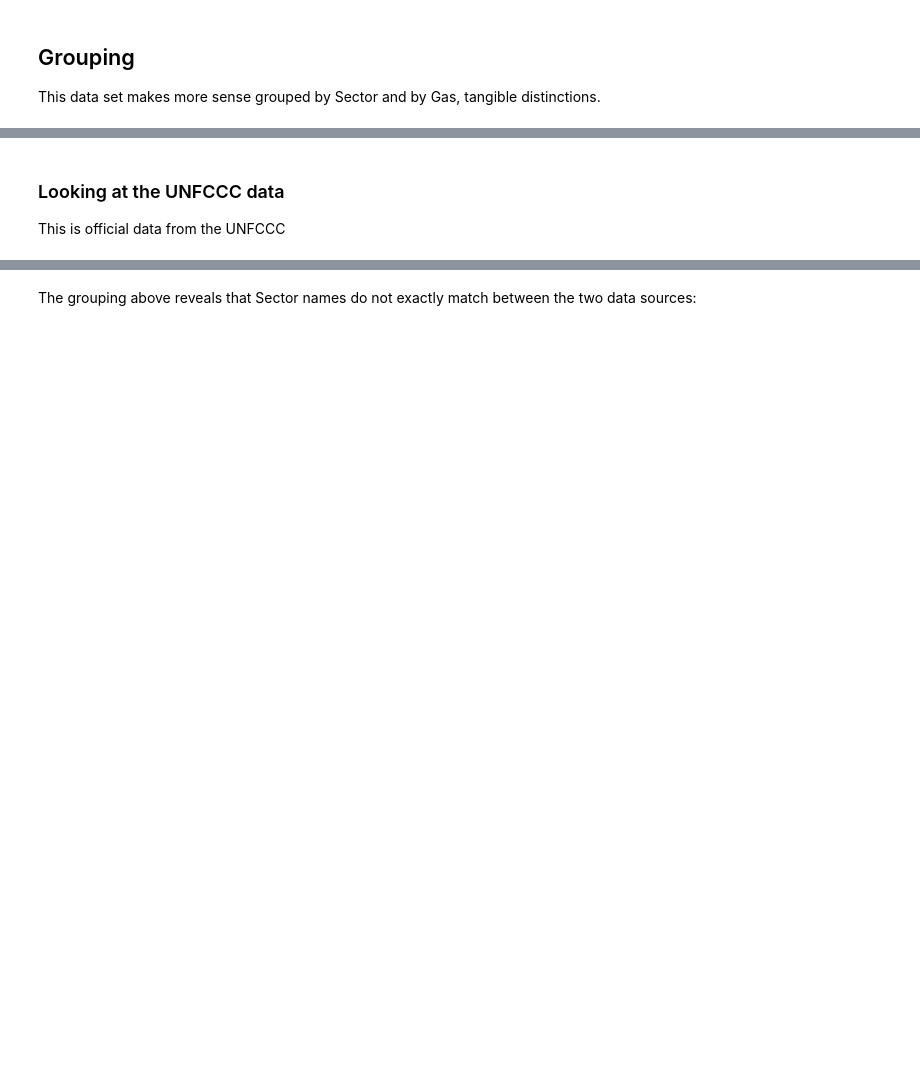
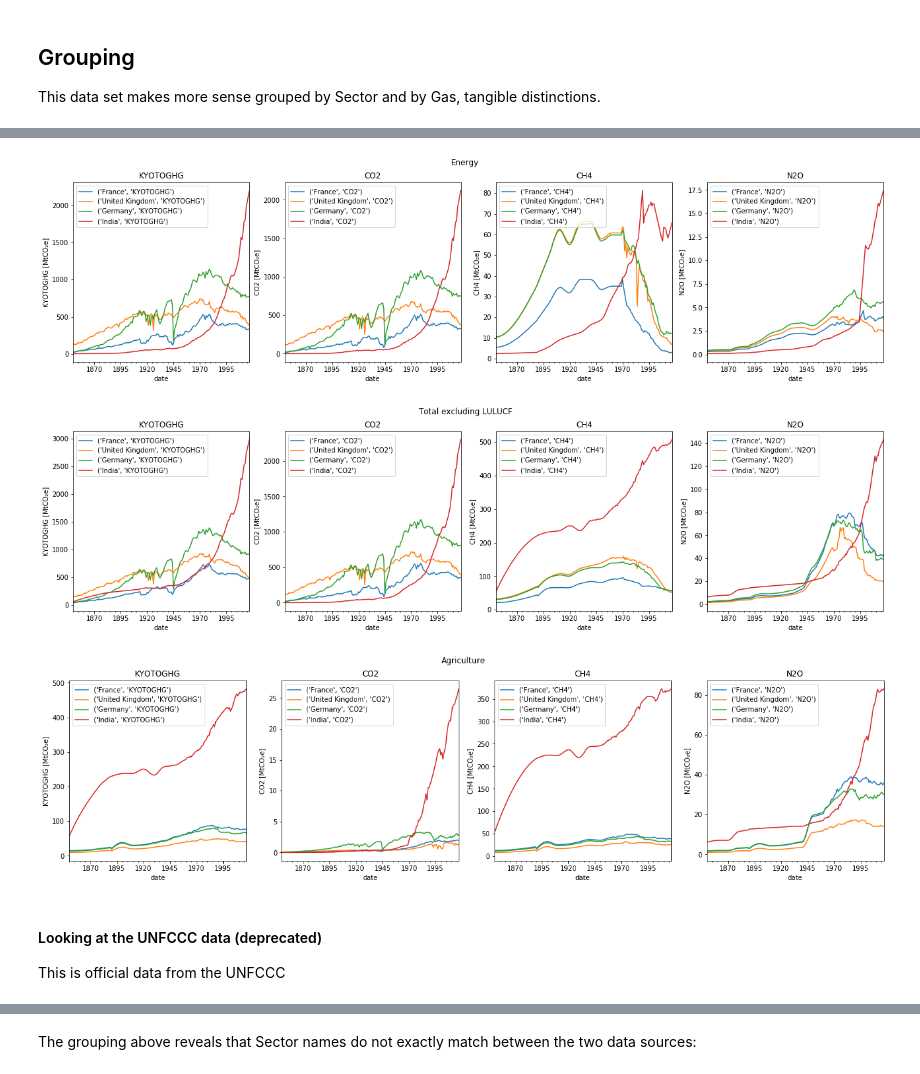
Before and after one commit to BristolFluFighters/BristolFluFighters_NERCHackathonTwo_Recovery, a Jupyter notebook: data/GHG_historical.ipynb, the cells around one changed output, grey strips where cells are left out. Drawn from its saved outputs; the diff is of its cells as text; code cells hidden in the pictures; blank space fills up the shorter version.

```diff
--- a/data/GHG_historical.ipynb
+++ b/data/GHG_historical.ipynb
@@ -75,3 +89,8 @@ ghg_all.Gas[ghg_all.Gas == 'CH₄'] = 'CH4'
 ## Grouping
 
 This data set makes more sense grouped by Sector and by Gas, tangible distinctions.
+# %%
+for group_id, group in ghg_all.groupby(["Data source"]):
+    print("=============================================================")
+    print(group_id)
+    print_df_info(group, ["max_year", "Country", "Gas", "Sector"], limit_print_len = 5)
@@ -100,5 +294,26 @@ _________
+# %%
+Sectors = [
+    "Energy",
+    "Total excluding LULUCF",
+    "Agriculture",
+]
+for sector in Sectors:
+    fig, axs = plt.subplots(1,len(gases))
+    fig.suptitle(sector)
+    fig.set_size_inches(len(gases)*5 + 2, 5)
+    for i, gas in enumerate(gases):
+        for country in countries:
+            idx = (country, gas)
+            ghg['PIK'].loc[idx].plot(x="date", y=sector, label=f"{idx}", ax= axs[i])
+        unit = ghg['PIK'].loc[idx, "Unit"].unique()[-1]
+        axs[i].set_ylabel(f"{gas} [{unit}]")
+        axs[i].set_title(f"{gas}")
+# %% [output]
+[figure, added]
+[figure, added]
+[figure, added]
 # %% [markdown]
-### Looking at the UNFCCC data
+#### Looking at the UNFCCC data (deprecated)
 
 This is official data from the UNFCCC
 # %%
```
Also changed, not shown: parts of 29 cells of this notebook, 4 other files.
